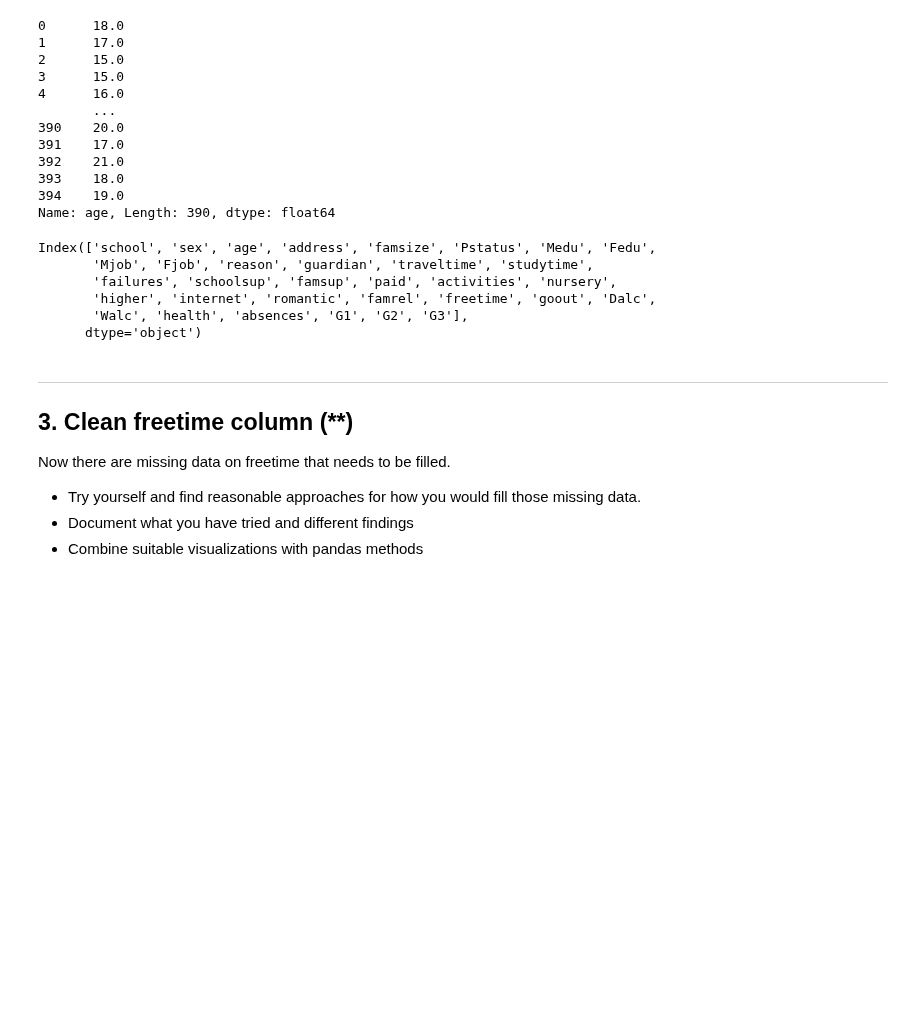
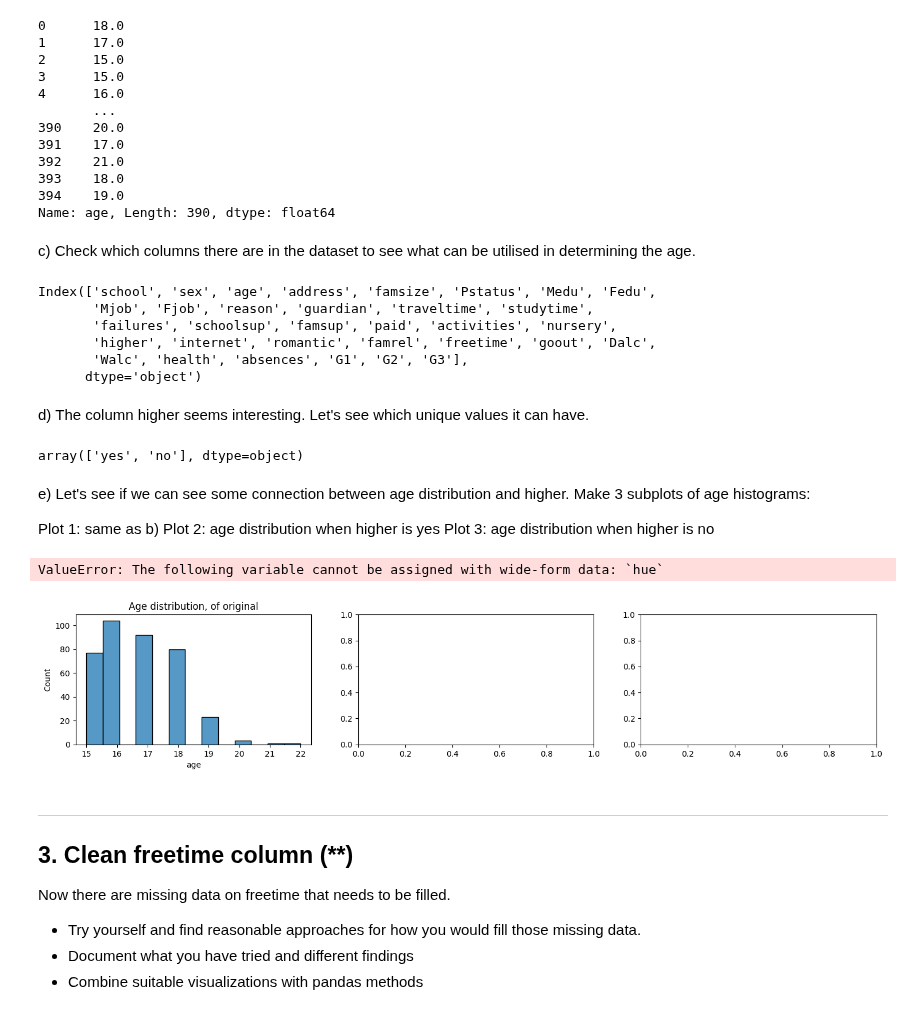
Before and after one commit to yuna-liu/Databehandling-Yuna-Liu, a Jupyter notebook: Exercises/E01_missing_aggregation/E01_missing_aggregation.ipynb, the cells around one changed output. Saved outputs shown, nothing was run; the diff lists cells and outputs as text; code cells hidden in the pictures; blank space fills up the shorter version.

```diff
--- a/Exercises/E01_missing_aggregation/E01_missing_aggregation.ipynb
+++ b/Exercises/E01_missing_aggregation/E01_missing_aggregation.ipynb
@@ -384,6 +388,8 @@ df_remove_missings_pairwise["age"]
 393    18.0
 394    19.0
 Name: age, Length: 390, dtype: float64
+# %% [markdown]
+c) Check which columns there are in the dataset to see what can be utilised in determining the age.
 # %%
 df_remove_missings_pairwise.columns
 # %% [output]
@@ -393,6 +399,28 @@ Index(['school', 'sex', 'age', 'address', 'famsize', 'Pstatus', 'Medu', 'Fedu',
        'higher', 'internet', 'romantic', 'famrel', 'freetime', 'goout', 'Dalc',
        'Walc', 'health', 'absences', 'G1', 'G2', 'G3'],
       dtype='object')
+# %% [markdown]
+d) The column higher seems interesting. Let's see which unique values it can have.
+# %%
+df_remove_missings_pairwise["higher"].unique()
+# %% [output]
+array(['yes', 'no'], dtype=object)
+# %% [markdown]
+ e) Let's see if we can see some connection between age distribution and higher. Make 3 subplots of age histograms:
+
+Plot 1: same as b)
+Plot 2: age distribution when higher is yes
+Plot 3: age distribution when higher is no
+# %%
+fig, ax = plt.subplots(1, 3, dpi=100, figsize=(18,3))
+sns.histplot(data=df_remove_missings_pairwise["age"], ax=ax[0]).set_title("Age distribution, of original")
+
+age_higher_yes = df_remove_missings_pairwise[df_remove_missings_pairwise["higher"]=="yes"]
+sns.histplot(data=age_higher_yes["age"], ax=ax[1]).set_title("Age distribution, of original")
+sns.histplot(data=df_remove_missings_pairwise["age"], ax=ax[0]).set_title("Age distribution, of original")
+# %% [output]
+ValueError: The following variable cannot be assigned with wide-form data: `hue`
+[figure, added]
 # %% [markdown]
 ---
 ## 3. Clean freetime column (**)
```
Also changed, not shown: parts of 4 cells of this notebook, 1 other file.
